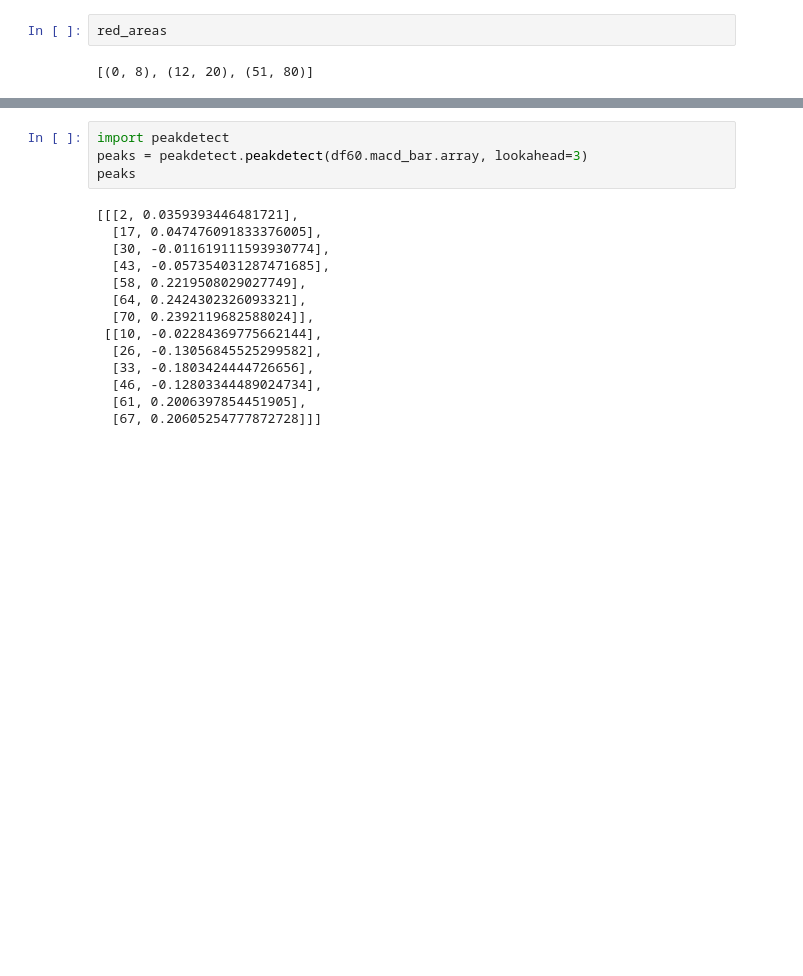
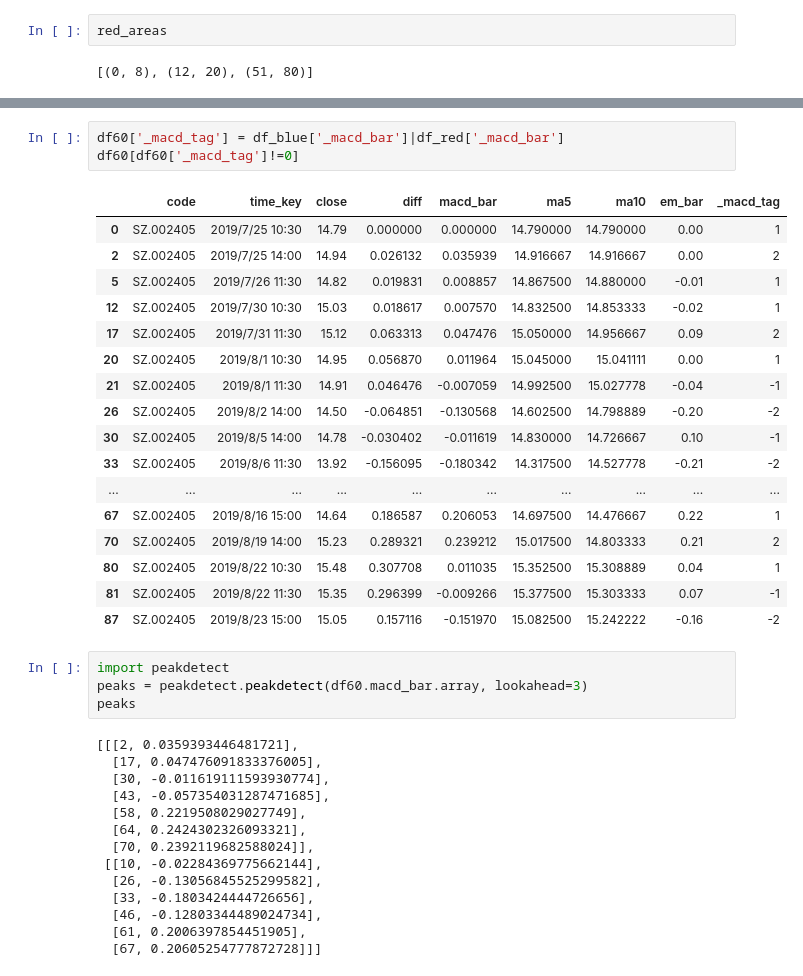
Before and after one commit to drunkpig/macd_exp, a Jupyter notebook: FFT.ipynb, the cells around one changed output, grey strips where cells are left out. Saved outputs shown, nothing was run; the diff lists cells and outputs as text; blank space fills up the shorter version.

```diff
--- a/FFT.ipynb
+++ b/FFT.ipynb
@@ -93,6 +80,27 @@ df_blue[df_blue._macd_bar!=0]
 | 50 | SZ.002405 | 2019/8/12 14:00 | 13.57 | -0.319042 | 0.032496 | 13.3950 | 13.513333 | -0.12 | -1 |
 | 81 | SZ.002405 | 2019/8/22 11:30 | 15.35 | 0.296399 | 0.009266 | 15.3775 | 15.303333 | 0.07 | -1 |
 | 87 | SZ.002405 | 2019/8/23 15:00 | 15.05 | 0.157116 | 0.151970 | 15.0825 | 15.242222 | -0.16 | -2 |
+# %%
+df60['_macd_tag'] = df_blue['_macd_bar']|df_red['_macd_bar']
+df60[df60['_macd_tag']!=0]
+# %% [output]
+|  | code | time_key | close | diff | macd_bar | ma5 | ma10 | em_bar | _macd_tag |
+| 0 | SZ.002405 | 2019/7/25 10:30 | 14.79 | 0.000000 | 0.000000 | 14.790000 | 14.790000 | 0.00 | 1 |
+| 2 | SZ.002405 | 2019/7/25 14:00 | 14.94 | 0.026132 | 0.035939 | 14.916667 | 14.916667 | 0.00 | 2 |
+| 5 | SZ.002405 | 2019/7/26 11:30 | 14.82 | 0.019831 | 0.008857 | 14.867500 | 14.880000 | -0.01 | 1 |
+| 12 | SZ.002405 | 2019/7/30 10:30 | 15.03 | 0.018617 | 0.007570 | 14.832500 | 14.853333 | -0.02 | 1 |
+| 17 | SZ.002405 | 2019/7/31 11:30 | 15.12 | 0.063313 | 0.047476 | 15.050000 | 14.956667 | 0.09 | 2 |
+| 20 | SZ.002405 | 2019/8/1 10:30 | 14.95 | 0.056870 | 0.011964 | 15.045000 | 15.041111 | 0.00 | 1 |
+| 21 | SZ.002405 | 2019/8/1 11:30 | 14.91 | 0.046476 | -0.007059 | 14.992500 | 15.027778 | -0.04 | -1 |
+| 26 | SZ.002405 | 2019/8/2 14:00 | 14.50 | -0.064851 | -0.130568 | 14.602500 | 14.798889 | -0.20 | -2 |
+| 30 | SZ.002405 | 2019/8/5 14:00 | 14.78 | -0.030402 | -0.011619 | 14.830000 | 14.726667 | 0.10 | -1 |
+| 33 | SZ.002405 | 2019/8/6 11:30 | 13.92 | -0.156095 | -0.180342 | 14.317500 | 14.527778 | -0.21 | -2 |
+| ... | ... | ... | ... | ... | ... | ... | ... | ... | ... |
+| 67 | SZ.002405 | 2019/8/16 15:00 | 14.64 | 0.186587 | 0.206053 | 14.697500 | 14.476667 | 0.22 | 1 |
+| 70 | SZ.002405 | 2019/8/19 14:00 | 15.23 | 0.289321 | 0.239212 | 15.017500 | 14.803333 | 0.21 | 2 |
+| 80 | SZ.002405 | 2019/8/22 10:30 | 15.48 | 0.307708 | 0.011035 | 15.352500 | 15.308889 | 0.04 | 1 |
+| 81 | SZ.002405 | 2019/8/22 11:30 | 15.35 | 0.296399 | -0.009266 | 15.377500 | 15.303333 | 0.07 | -1 |
+| 87 | SZ.002405 | 2019/8/23 15:00 | 15.05 | 0.157116 | -0.151970 | 15.082500 | 15.242222 | -0.16 | -2 |
 # %%
 import peakdetect
 peaks = peakdetect.peakdetect(df60.macd_bar.array, lookahead=3)
```
Also changed, not shown: parts of 4 cells of this notebook, 2 other files.
